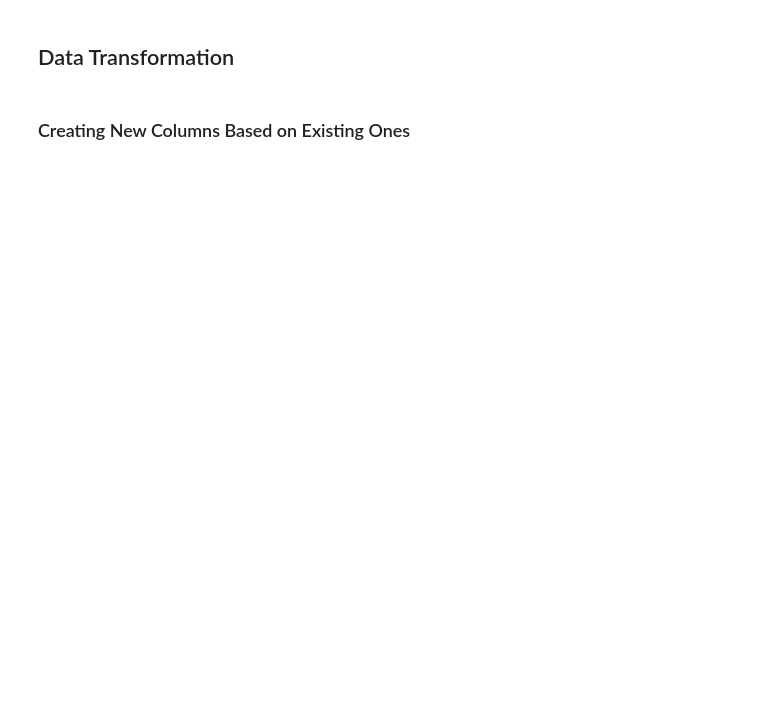
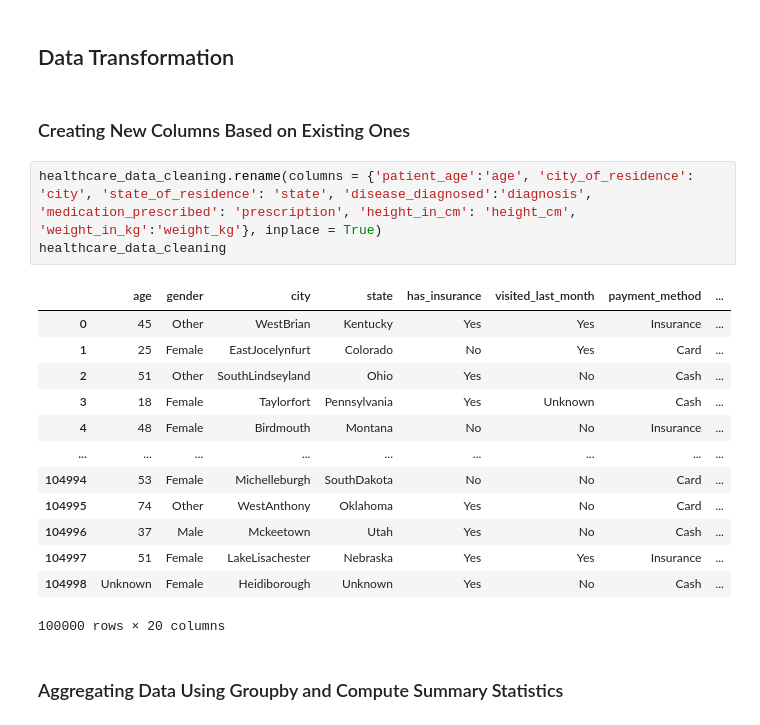
Before and after one commit to Alyssasorensen/datasci_2_manipulation, a Jupyter notebook: HHA507Week2Assignment.ipynb, the cells around one changed output. Saved outputs shown, nothing was run; the diff lists cells and outputs as text; blank space fills up the shorter version.

```diff
--- a/HHA507Week2Assignment.ipynb
+++ b/HHA507Week2Assignment.ipynb
@@ -174,3 +176,22 @@ healthcare_data_cleaning
 ## Data Transformation
 # %% [markdown]
 ### Creating New Columns Based on Existing Ones
+# %%
+healthcare_data_cleaning.rename(columns = {'patient_age':'age', 'city_of_residence': 'city', 'state_of_residence': 'state', 'disease_diagnosed':'diagnosis', 'medication_prescribed': 'prescription', 'height_in_cm': 'height_cm', 'weight_in_kg':'weight_kg'}, inplace = True)
+healthcare_data_cleaning
+# %% [output]
+|  | age | gender | city | state | has_insurance | visited_last_month | payment_method | ... |
+| 0 | 45 | Other | WestBrian | Kentucky | Yes | Yes | Insurance | ... |
+| 1 | 25 | Female | EastJocelynfurt | Colorado | No | Yes | Card | ... |
+| 2 | 51 | Other | SouthLindseyland | Ohio | Yes | No | Cash | ... |
+| 3 | 18 | Female | Taylorfort | Pennsylvania | Yes | Unknown | Cash | ... |
+| 4 | 48 | Female | Birdmouth | Montana | No | No | Insurance | ... |
+| ... | ... | ... | ... | ... | ... | ... | ... | ... |
+| 104994 | 53 | Female | Michelleburgh | SouthDakota | No | No | Card | ... |
+| 104995 | 74 | Other | WestAnthony | Oklahoma | Yes | No | Card | ... |
+| 104996 | 37 | Male | Mckeetown | Utah | Yes | No | Cash | ... |
+| 104997 | 51 | Female | LakeLisachester | Nebraska | Yes | Yes | Insurance | ... |
+| 104998 | Unknown | Female | Heidiborough | Unknown | Yes | No | Cash | ... |
+100000 rows × 20 columns
+# %% [markdown]
+### Aggregating Data Using Groupby and Compute Summary Statistics
```
Also changed, not shown: parts of 1 cell of this notebook.
